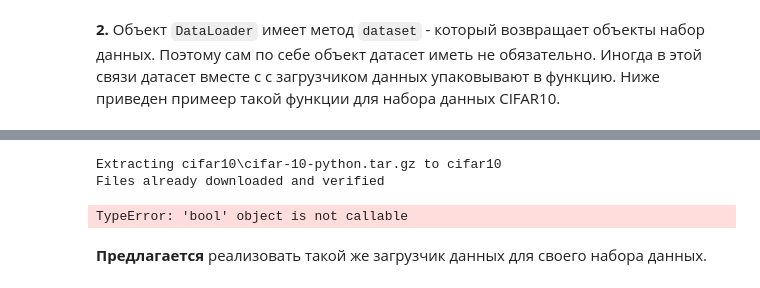
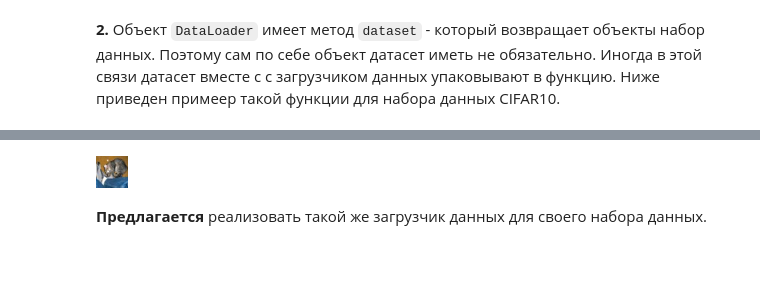
Before and after one commit to MVRonkin/Deep-Learning-Foundation-Course, a Jupyter notebook: 2024/WS_3,4_FCN_DataSets.ipynb, the cells around one changed output, grey strips where cells are left out. Drawn from its saved outputs; the diff is of its cells as text; code cells hidden in the pictures; blank space fills up the shorter version.

```diff
--- a/2024/WS_3,4_FCN_DataSets.ipynb
+++ b/2024/WS_3,4_FCN_DataSets.ipynb
@@ -339,9 +364,9 @@ def get_cifar10_loader(part="train", batch_size=64, transform=None, num_workers=
         batch_size=batch_size,  # The number of images in the batch.
         num_workers=num_workers,  # The number of concurrent readers and preprocessors.
         drop_last=train,  # Drop the truncated last batch during training.
-        pin_memory=(device == "cuda"),  # Optimize CUDA data transfer.
+        pin_memory=(device == torch.cuda.is_available()),  # Optimize CUDA data transfer.
     )
 
 loader = get_cifar10_loader("test")
-image, label = get_cifar10_loader("test", transform=False).dataset[10]
+loader.dataset[0][0]
 # %% [output]
@@ -349,5 +374,3 @@ Downloading https://www.cs.toronto.edu/~kriz/cifar-10-python.tar.gz to cifar10\c
-Extracting cifar10\cifar-10-python.tar.gz to cifar10
-Files already downloaded and verified
-TypeError: 'bool' object is not callable
+[figure, added]
 # %% [markdown]
 __Предлагается__ реализовать такой же загрузчик данных для своего набора данных.
```
Also changed, not shown: parts of 37 cells of this notebook, 10 other files.
